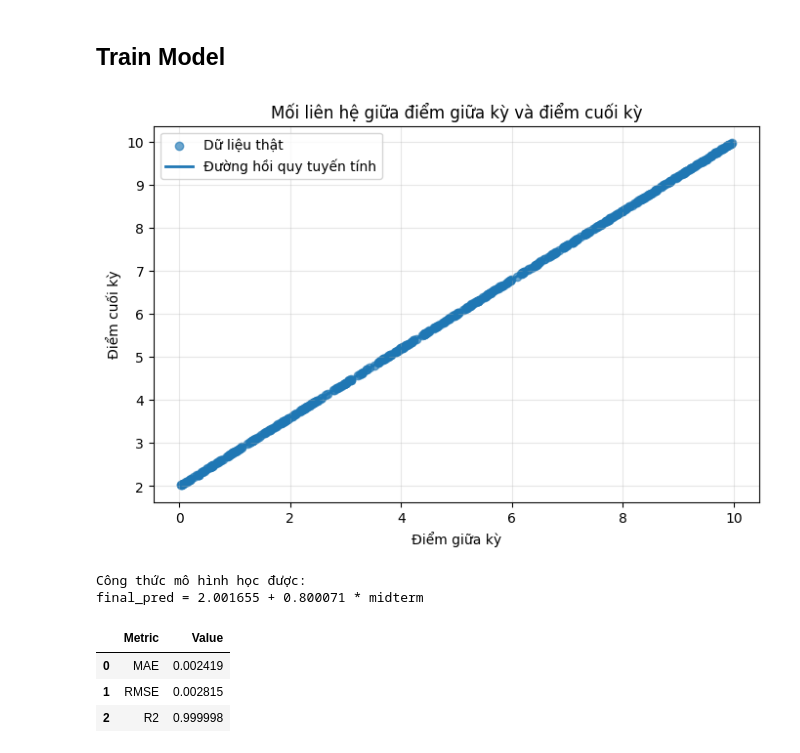
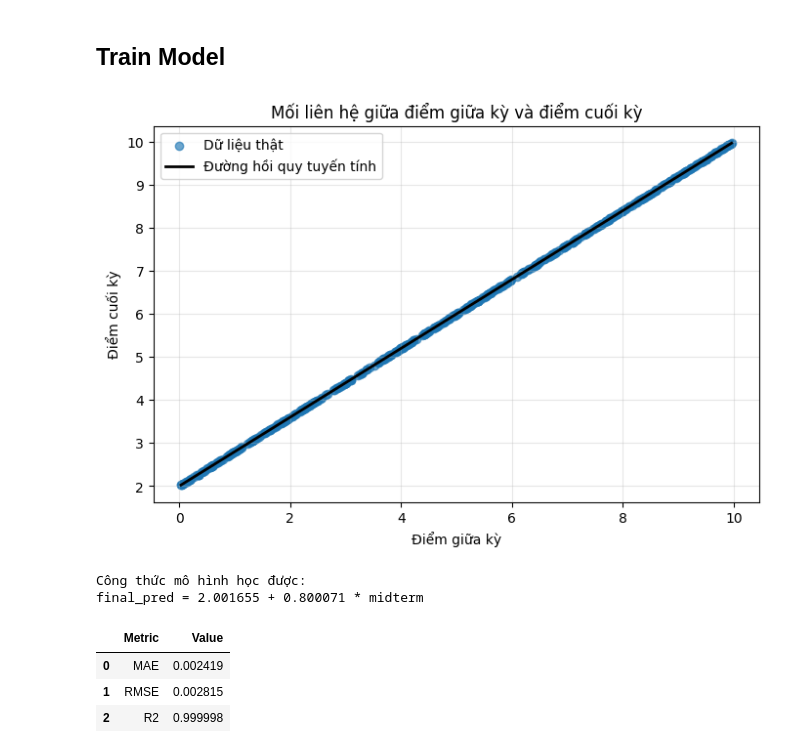
Before and after one commit to DuyNgBa/CS523-FinalScorePrediction, a Jupyter notebook: train.ipynb, the cells around one changed output. Drawn from its saved outputs; the diff is of its cells as text; code cells hidden in the pictures.

```diff
--- a/train.ipynb
+++ b/train.ipynb
@@ -113,35 +113,36 @@ y_line = model.predict(
 )
 
 # Vẽ biểu đồ
 plt.figure(figsize=(8, 5))
 
 # Scatter plot dữ liệu thật
 plt.scatter(
     data[feature_col],
     data[target_col],
     alpha=0.65,
     label="Dữ liệu thật"
 )
 
 # Đường hồi quy tuyến tính
 plt.plot(
     x_line,
     y_line,
     linewidth=2,
-    label="Đường hồi quy tuyến tính"
+    label="Đường hồi quy tuyến tính",
+    color='black'
 )
 
 plt.xlabel("Điểm giữa kỳ")
 plt.ylabel("Điểm cuối kỳ")
 plt.title("Mối liên hệ giữa điểm giữa kỳ và điểm cuối kỳ")
 plt.legend()
 plt.grid(True, alpha=0.3)
 plt.show()
 
 print("Công thức mô hình học được: ")
 print(f"final_pred = {b0:.6f} + {b1:.6f} * midterm")
 # %% [output]
-[figure, old version]
+[figure, new version]
 Công thức mô hình học được:
 final_pred = 2.001655 + 0.800071 * midterm
 # %%
```
